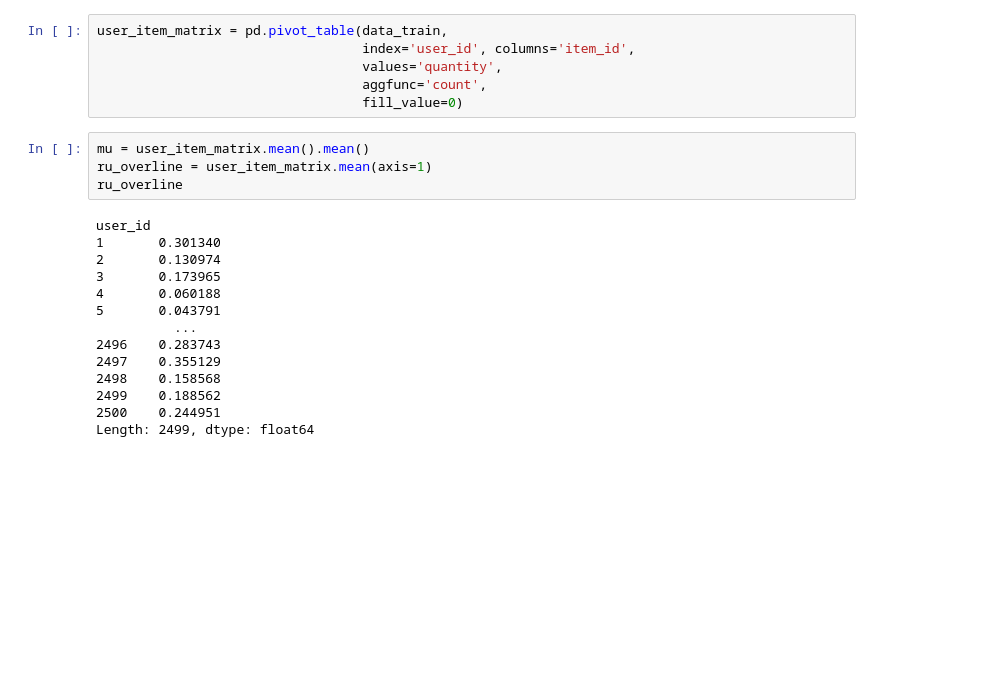
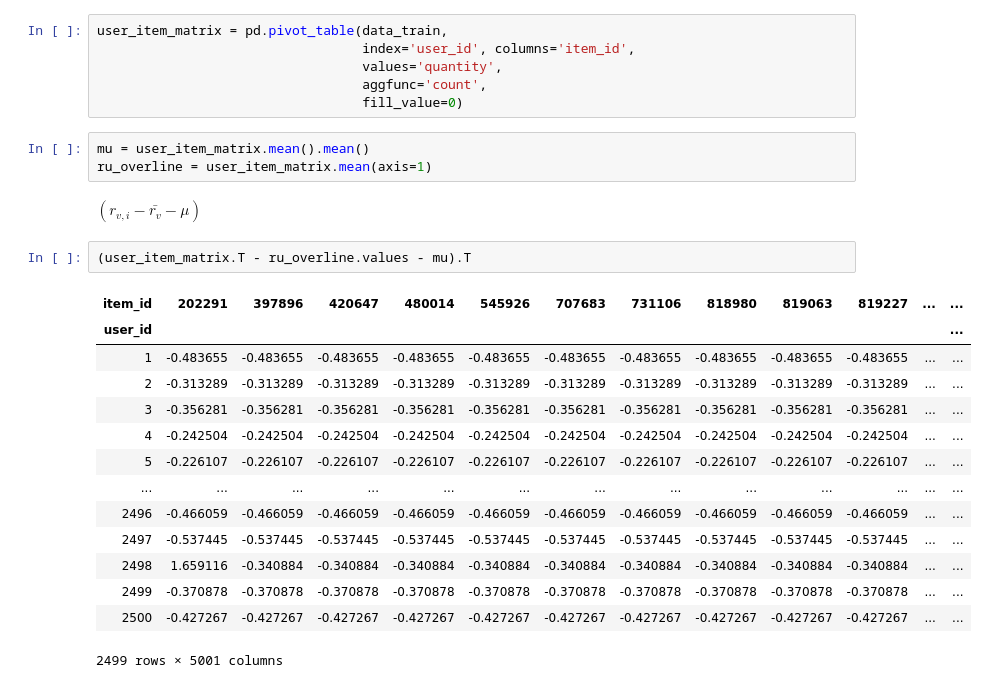
Before and after one commit to Yegor9151/Recommender_systems, a Jupyter notebook: Lesson 2. Baselines and deterministic item-item algorithms/practice.ipynb, the cells around one changed output. Cells and saved outputs as stored; diff of their text form; blank space fills up the shorter version.

```diff
--- a/Lesson 2. Baselines and deterministic item-item algorithms/practice.ipynb
+++ b/Lesson 2. Baselines and deterministic item-item algorithms/practice.ipynb
@@ -409,18 +409,22 @@ user_item_matrix = pd.pivot_table(data_train,
 # %%
 mu = user_item_matrix.mean().mean()
 ru_overline = user_item_matrix.mean(axis=1)
-ru_overline
-# %% [output]
-user_id
-1       0.301340
-2       0.130974
-3       0.173965
-4       0.060188
-5       0.043791
-          ...
-2496    0.283743
-2497    0.355129
-2498    0.158568
-2499    0.188562
-2500    0.244951
-Length: 2499, dtype: float64
+# %% [markdown]
+$(r_{v, i}-\bar{r_{v}} - \mu)$
+# %%
+(user_item_matrix.T - ru_overline.values - mu).T
+# %% [output]
+| item_id | 202291 | 397896 | 420647 | 480014 | 545926 | 707683 | 731106 | 818980 | 819063 | 819227 | ... | ... |
+| user_id |  |  |  |  |  |  |  |  |  |  |  | ... |
+| 1 | -0.483655 | -0.483655 | -0.483655 | -0.483655 | -0.483655 | -0.483655 | -0.483655 | -0.483655 | -0.483655 | -0.483655 | ... | ... |
+| 2 | -0.313289 | -0.313289 | -0.313289 | -0.313289 | -0.313289 | -0.313289 | -0.313289 | -0.313289 | -0.313289 | -0.313289 | ... | ... |
+| 3 | -0.356281 | -0.356281 | -0.356281 | -0.356281 | -0.356281 | -0.356281 | -0.356281 | -0.356281 | -0.356281 | -0.356281 | ... | ... |
+| 4 | -0.242504 | -0.242504 | -0.242504 | -0.242504 | -0.242504 | -0.242504 | -0.242504 | -0.242504 | -0.242504 | -0.242504 | ... | ... |
+| 5 | -0.226107 | -0.226107 | -0.226107 | -0.226107 | -0.226107 | -0.226107 | -0.226107 | -0.226107 | -0.226107 | -0.226107 | ... | ... |
+| ... | ... | ... | ... | ... | ... | ... | ... | ... | ... | ... | ... | ... |
+| 2496 | -0.466059 | -0.466059 | -0.466059 | -0.466059 | -0.466059 | -0.466059 | -0.466059 | -0.466059 | -0.466059 | -0.466059 | ... | ... |
+| 2497 | -0.537445 | -0.537445 | -0.537445 | -0.537445 | -0.537445 | -0.537445 | -0.537445 | -0.537445 | -0.537445 | -0.537445 | ... | ... |
+| 2498 | 1.659116 | -0.340884 | -0.340884 | -0.340884 | -0.340884 | -0.340884 | -0.340884 | -0.340884 | -0.340884 | -0.340884 | ... | ... |
+| 2499 | -0.370878 | -0.370878 | -0.370878 | -0.370878 | -0.370878 | -0.370878 | -0.370878 | -0.370878 | -0.370878 | -0.370878 | ... | ... |
+| 2500 | -0.427267 | -0.427267 | -0.427267 | -0.427267 | -0.427267 | -0.427267 | -0.427267 | -0.427267 | -0.427267 | -0.427267 | ... | ... |
+2499 rows × 5001 columns
```
